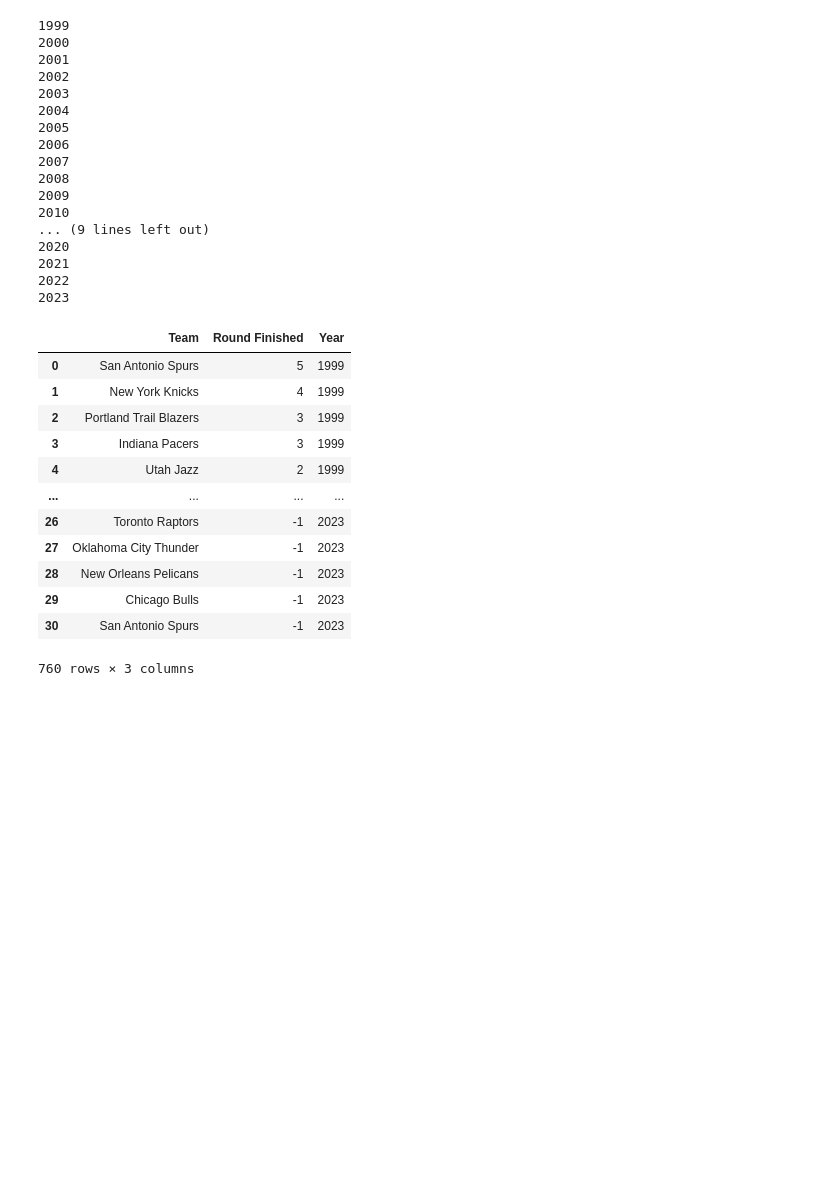
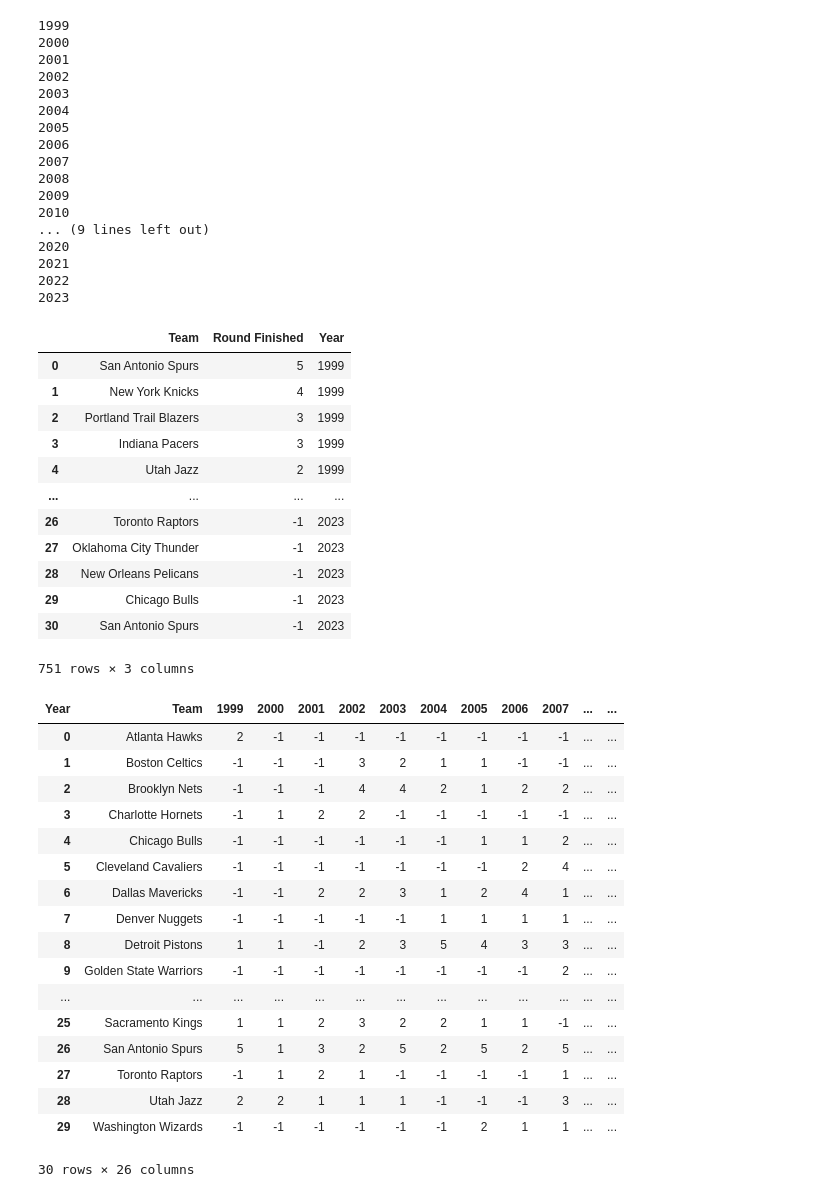
Before and after one commit to jg-pacheco/predict-perform, a Jupyter notebook: team_playoff_ranks.ipynb, the cells around one changed output. Saved outputs shown, nothing was run; the diff lists cells and outputs as text; code cells hidden in the pictures; blank space fills up the shorter version.

```diff
--- a/team_playoff_ranks.ipynb
+++ b/team_playoff_ranks.ipynb
@@ -122,7 +122,8 @@ def team_rank(year, new):
     df['Team'] = df['Team'].replace({
     'New Orleans Hornets': 'New Orleans Pelicans',
     'Charlotte Bobcats': 'Charlotte Hornets',
-    'Seattle SuperSonics': 'Oklahoma City Thunder'})
+    'Seattle Supersonics': 'Oklahoma City Thunder',
+    'New Jersey Nets': 'Brooklyn Nets'})
     east = new[0]
     west = new[1]
     west = west["Western Conference"].apply(lambda x: x.split("*")[0].strip()).str.split("(", expand=True)[0].str.strip()
@@ -174,4 +175,6 @@ result
 | 28 | New Orleans Pelicans | -1 | 2023 |
 | 29 | Chicago Bulls | -1 | 2023 |
 | 30 | San Antonio Spurs | -1 | 2023 |
-760 rows × 3 columns
+751 rows × 3 columns
+# %%
+result = result[result['Team'] != 'League Average']
@@ -177,0 +183,27 @@ result
+# %%
+# Pivot the DataFrame
+df_pivoted = result.pivot(index='Team', columns='Year', values='Round Finished')
+
+# Reset the index
+df_pivoted = df_pivoted.reset_index()
+# %%
+df_pivoted
+# %% [output]
+| Year | Team | 1999 | 2000 | 2001 | 2002 | 2003 | 2004 | 2005 | 2006 | 2007 | ... | ... |
+| 0 | Atlanta Hawks | 2 | -1 | -1 | -1 | -1 | -1 | -1 | -1 | -1 | ... | ... |
+| 1 | Boston Celtics | -1 | -1 | -1 | 3 | 2 | 1 | 1 | -1 | -1 | ... | ... |
+| 2 | Brooklyn Nets | -1 | -1 | -1 | 4 | 4 | 2 | 1 | 2 | 2 | ... | ... |
+| 3 | Charlotte Hornets | -1 | 1 | 2 | 2 | -1 | -1 | -1 | -1 | -1 | ... | ... |
+| 4 | Chicago Bulls | -1 | -1 | -1 | -1 | -1 | -1 | 1 | 1 | 2 | ... | ... |
+| 5 | Cleveland Cavaliers | -1 | -1 | -1 | -1 | -1 | -1 | -1 | 2 | 4 | ... | ... |
+| 6 | Dallas Mavericks | -1 | -1 | 2 | 2 | 3 | 1 | 2 | 4 | 1 | ... | ... |
+| 7 | Denver Nuggets | -1 | -1 | -1 | -1 | -1 | 1 | 1 | 1 | 1 | ... | ... |
+| 8 | Detroit Pistons | 1 | 1 | -1 | 2 | 3 | 5 | 4 | 3 | 3 | ... | ... |
+| 9 | Golden State Warriors | -1 | -1 | -1 | -1 | -1 | -1 | -1 | -1 | 2 | ... | ... |
+| ... | ... | ... | ... | ... | ... | ... | ... | ... | ... | ... | ... | ... |
+| 25 | Sacramento Kings | 1 | 1 | 2 | 3 | 2 | 2 | 1 | 1 | -1 | ... | ... |
+| 26 | San Antonio Spurs | 5 | 1 | 3 | 2 | 5 | 2 | 5 | 2 | 5 | ... | ... |
+| 27 | Toronto Raptors | -1 | 1 | 2 | 1 | -1 | -1 | -1 | -1 | 1 | ... | ... |
+| 28 | Utah Jazz | 2 | 2 | 1 | 1 | 1 | -1 | -1 | -1 | 3 | ... | ... |
+| 29 | Washington Wizards | -1 | -1 | -1 | -1 | -1 | -1 | 2 | 1 | 1 | ... | ... |
+30 rows × 26 columns
```
Also changed, not shown: parts of 2 cells of this notebook, 2 other files.
